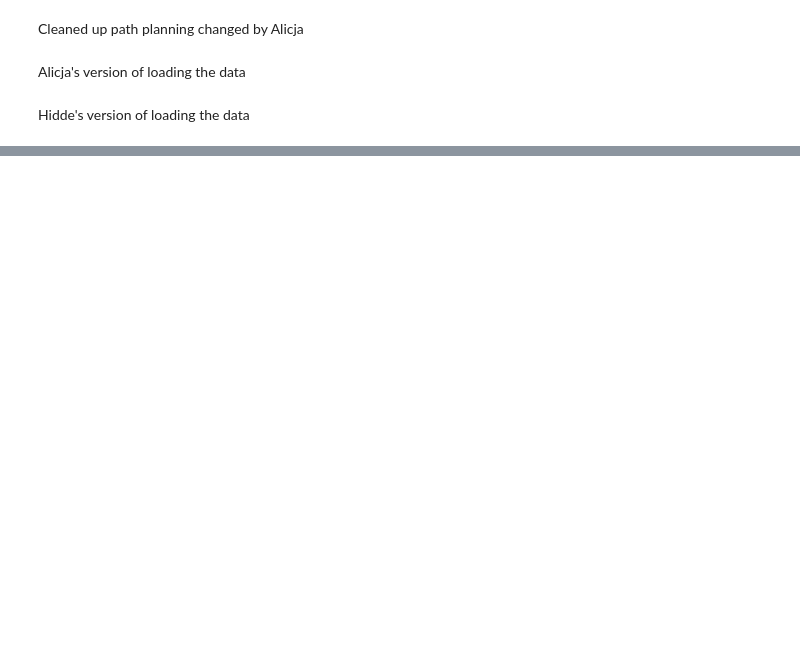
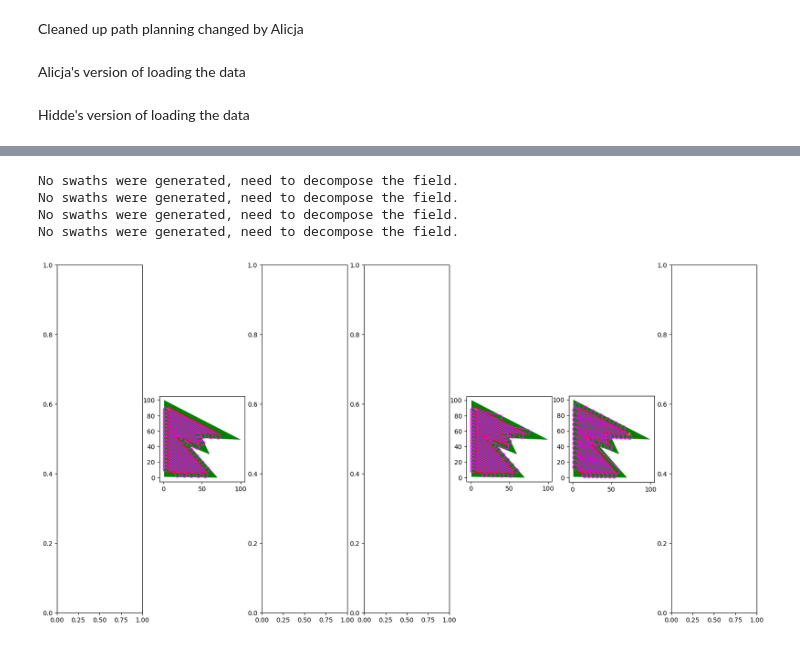
Before and after one commit to NickBak08/AgricultureRobotics, a Jupyter notebook: PathPlanning/cleanedup.ipynb, the cells around one changed output, grey strips where cells are left out. Drawn from its saved outputs; the diff is of its cells as text; code cells hidden in the pictures; blank space fills up the shorter version.

```diff
--- a/PathPlanning/cleanedup.ipynb
+++ b/PathPlanning/cleanedup.ipynb
@@ -391,0 +541,38 @@ Finding path 3/4
+# %%
+data_path ="./data/field_geometry/test_4.json"
+turn_radius = 3
+dist = 2
+
+
+field = load_data(data_path,include_obs)
+field_headlands = generate_headlands(field,turn_radius)
+coordinates = field_headlands.get_coordinates()
+lines = edge_to_line(coordinates)
+
+
+fig, ax = plt.subplots(1, len(coordinates)-1, figsize = (20, 10))
+
+for i in range(len(coordinates)-1): # Loop over all of the edges
+    try:
+        # Calculate the basis AB line, use that to fill the field and clip the swaths
+        line,slope = basis_AB_line(lines.iloc[i],coordinates)
+        swath_list = fill_field_AB(line,slope,coordinates,dist)
+        swaths_clipped = clip_swaths(swath_list,field_headlands)
+        # Make a path with dubins curves
+        path = generate_path(swaths_clipped,turn_radius)
+
+        field.plot(ax = ax[i], color = 'green')
+        field_headlands.boundary.plot(ax = ax[i],color = 'red')
+        ax[i].scatter(path[0][0].coords[0][0], path[0][0].coords[0][1], s=10, color = 'yellow')
+
+        for j in range(len(path)):
+            path[j].plot(ax = ax[i], color = 'magenta')
+
+    except Exception as error:
+        print(error)
+# %% [output]
+No swaths were generated, need to decompose the field.
+No swaths were generated, need to decompose the field.
+No swaths were generated, need to decompose the field.
+No swaths were generated, need to decompose the field.
+[figure, added]
```
Also changed, not shown: parts of 8 cells of this notebook, 1 other file.
